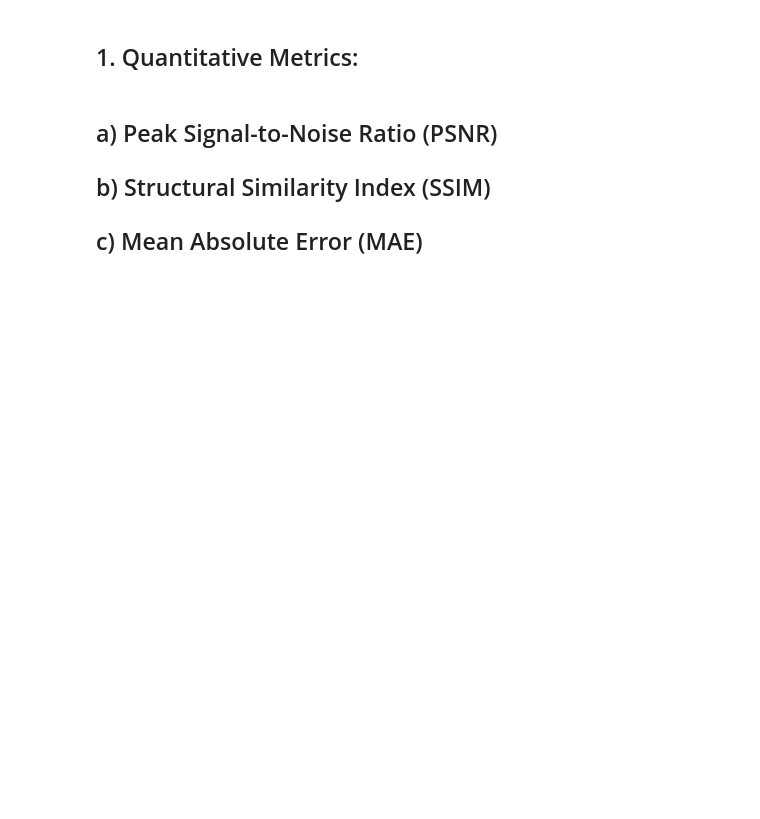
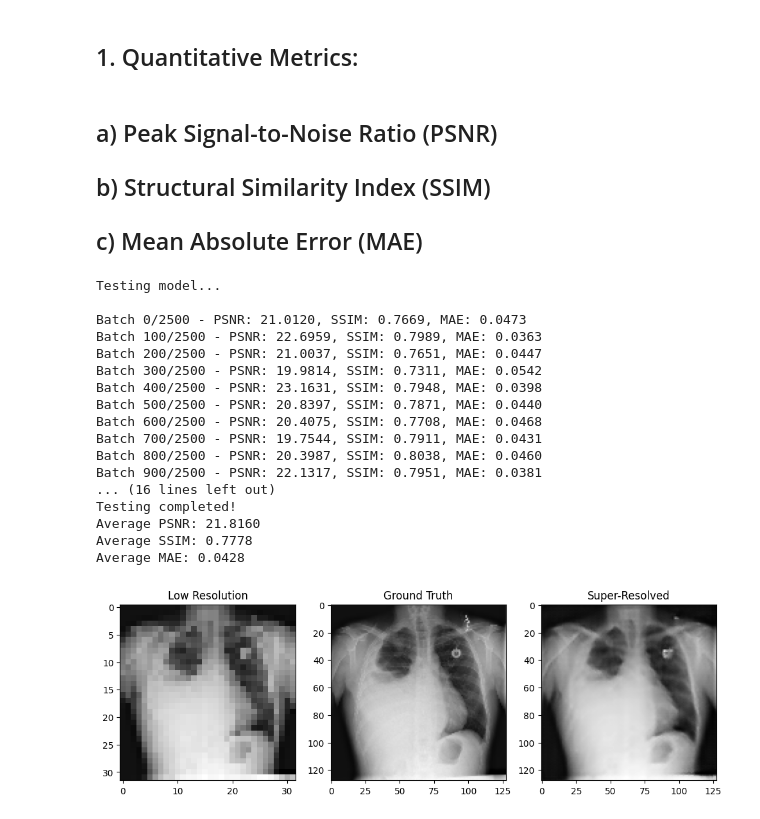
Before and after one commit to AliBadran716/Super-Resolution-of-Medical-X-ray-Images-Using-ESRGANs, a Jupyter notebook: super-resolution-of-medical-x-ray-images-using-dl.ipynb, the cells around one changed output. Drawn from its saved outputs; the diff is of its cells as text; code cells hidden in the pictures; blank space fills up the shorter version.

```diff
--- a/super-resolution-of-medical-x-ray-images-using-dl.ipynb
+++ b/super-resolution-of-medical-x-ray-images-using-dl.ipynb
@@ -289,7 +293,7 @@ model.compile(
 # %% [markdown]
 Load data
 # %%
-data_loader = DataLoader(image_dir='/kaggle/input/data/images_007/images', batch_size=2, hr_size=512, scale_factor=4)
+data_loader = DataLoader(image_dir='/kaggle/input/data/images_007/images', batch_size=4, hr_size=128, scale_factor=4)
 # %% [markdown]
 Training loop
 # %%
@@ -346,3 +359,31 @@ Epoch 1/1
+# %%
+# Convert configuration to serializable format
+def convert_to_serializable(obj):
+    if isinstance(obj, (tf.Tensor, tf.Variable)):
+        return obj.numpy().tolist()
+    if isinstance(obj, (np.ndarray, tf.DType, np.generic)):
+        return obj.tolist()
+    if isinstance(obj, (float, int, str, list, dict)):
+        return obj
+    return str(obj)  # Fallback for any unsupported types
+
+# Save training configurations (convert to JSON serializable format)
+config = {
+    'scale_factor': model.scale_factor,
+    'gen_optimizer_config': {
+        k: convert_to_serializable(v) for k, v in model.gen_optimizer.get_config().items()
+    },
+    'disc_optimizer_config': {
+        k: convert_to_serializable(v) for k, v in model.disc_optimizer.get_config().items()
+    },
+    'content_weight': float(model.content_weight),
+    'perceptual_weight': float(model.perceptual_weight),
+    'adversarial_weight': float(model.adversarial_weight)
+}
+
+import json
+with open('esrgan_models/training_config.json', 'w') as f:
+    json.dump(config, f)
 # %% [markdown]
 Visualize the loss values
 # %%
@@ -422,7 +468,7 @@ def lpips_score(img1, img2):
 def mae(img1, img2):
     return tf.reduce_mean(tf.abs(img1 - img2))
 # %%
-test_loader = DataLoader(image_dir='/kaggle/input/data/images_008/images', batch_size=2, hr_size=512, scale_factor=4)
+test_loader = DataLoader(image_dir='/kaggle/input/data/images_008/images', batch_size=4, hr_size=128, scale_factor=4)
 # %%
 # Assuming you have a test dataset and the model is ready
 def test_model(model, test_loader):
@@ -437,46 +483,62 @@ def test_model(model, test_loader):
     print("Testing model...\n")
 
     for batch_idx, (lr_images, hr_images) in enumerate(test_loader.dataset):
-        # Generate super-resolved images
         sr_images = model.generator(lr_images, training=False)
 
-        # Compute metrics
-        psnr_value = psnr(hr_images, sr_images).numpy()
-        ssim_value = ssim(hr_images, sr_images).numpy()
-        mae_value = mae(hr_images, sr_images).numpy()
+        # Reduce the arrays to scalars
+        psnr_value = np.mean(psnr(hr_images, sr_images).numpy())
+        ssim_value = np.mean(ssim(hr_images, sr_images).numpy())
+        mae_value = np.mean(mae(hr_images, sr_images).numpy())
 
-        # Append the values to lists
         psnr_values.append(psnr_value)
         ssim_values.append(ssim_value)
         mae_values.append(mae_value)
 
-        # Print progress every 100 batches
         if batch_idx % 100 == 0:
             print(f"Batch {batch_idx}/{total_batches} - PSNR: {psnr_value:.4f}, SSIM: {ssim_value:.4f}, MAE: {mae_value:.4f}")
 
     # Compute average values
     avg_psnr = np.mean(psnr_values)
     avg_ssim = np.mean(ssim_values)
     avg_mae = np.mean(mae_values)
 
     print(f"\nTesting completed!")
     print(f"Average PSNR: {avg_psnr:.4f}")
     print(f"Average SSIM: {avg_ssim:.4f}")
     print(f"Average MAE: {avg_mae:.4f}")
 
     # Example visualization of results
     idx = 0  # You can change this to visualize different examples
     plt.figure(figsize=(12, 4))
     plt.subplot(1, 3, 1)
     plt.imshow(lr_images[idx], cmap='gray')
     plt.title("Low Resolution")
     plt.subplot(1, 3, 2)
     plt.imshow(hr_images[idx], cmap='gray')
     plt.title("Ground Truth")
     plt.subplot(1, 3, 3)
     plt.imshow(sr_images[idx], cmap='gray')
     plt.title("Super-Resolved")
     plt.show()
 
 # Run the testing function
 test_model(model, test_loader)
+# %% [output]
+Testing model...
+
+Batch 0/2500 - PSNR: 21.0120, SSIM: 0.7669, MAE: 0.0473
+Batch 100/2500 - PSNR: 22.6959, SSIM: 0.7989, MAE: 0.0363
+Batch 200/2500 - PSNR: 21.0037, SSIM: 0.7651, MAE: 0.0447
+Batch 300/2500 - PSNR: 19.9814, SSIM: 0.7311, MAE: 0.0542
+Batch 400/2500 - PSNR: 23.1631, SSIM: 0.7948, MAE: 0.0398
+Batch 500/2500 - PSNR: 20.8397, SSIM: 0.7871, MAE: 0.0440
+Batch 600/2500 - PSNR: 20.4075, SSIM: 0.7708, MAE: 0.0468
+Batch 700/2500 - PSNR: 19.7544, SSIM: 0.7911, MAE: 0.0431
+Batch 800/2500 - PSNR: 20.3987, SSIM: 0.8038, MAE: 0.0460
+Batch 900/2500 - PSNR: 22.1317, SSIM: 0.7951, MAE: 0.0381
+... (16 lines left out)
+Testing completed!
+Average PSNR: 21.8160
+Average SSIM: 0.7778
+Average MAE: 0.0428
+[figure, added]
```
Also changed, not shown: parts of 7 cells of this notebook.
